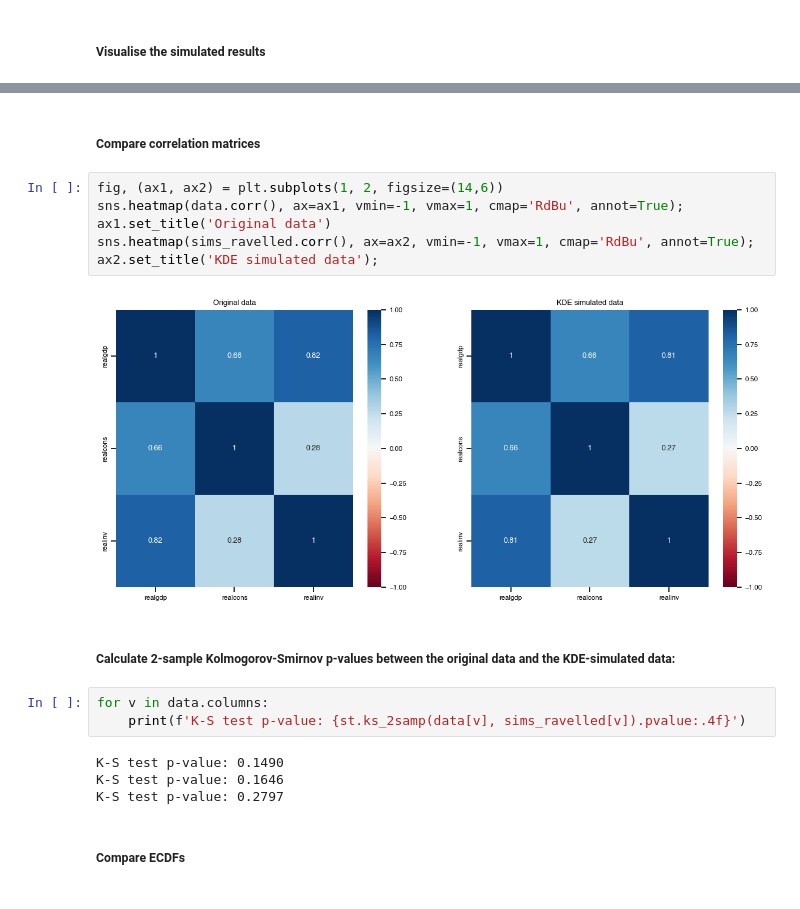
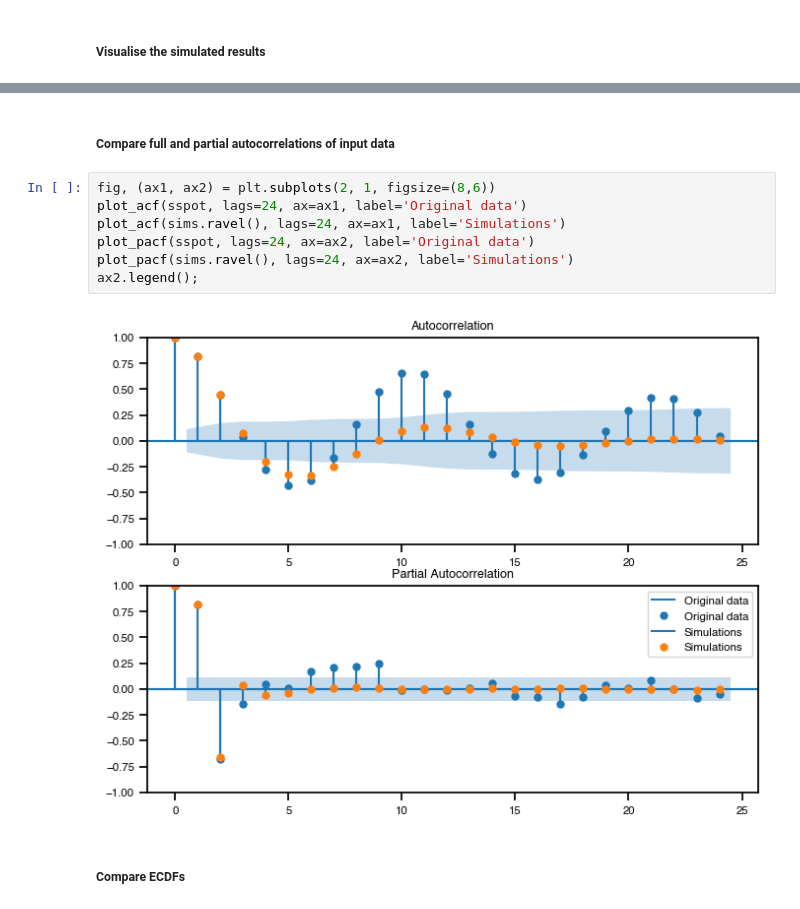
Before and after one commit to MutaharChalmers/kdetools, a Jupyter notebook: docs/KDEs for time series.ipynb, the cells around one changed output, grey strips where cells are left out. Drawn from its saved outputs; the diff is of its cells as text.

```diff
--- a/docs/KDEs for time series.ipynb
+++ b/docs/KDEs for time series.ipynb
@@ -136,19 +130,13 @@ pd.concat({'data': data.describe(), 'KDE': pd.DataFrame(sims_ravelled).describe(
-# %% [markdown]
-##### Compare correlation matrices
-# %%
-fig, (ax1, ax2) = plt.subplots(1, 2, figsize=(14,6))
-sns.heatmap(data.corr(), ax=ax1, vmin=-1, vmax=1, cmap='RdBu', annot=True); ax1.set_title('Original data')
-sns.heatmap(sims_ravelled.corr(), ax=ax2, vmin=-1, vmax=1, cmap='RdBu', annot=True); ax2.set_title('KDE simulated data');
-# %% [output]
-[figure, removed]
-# %% [markdown]
-##### Calculate 2-sample Kolmogorov-Smirnov p-values between the original data and the KDE-simulated data:
-# %%
-for v in data.columns:
-    print(f'K-S test p-value: {st.ks_2samp(data[v], sims_ravelled[v]).pvalue:.4f}')
-# %% [output]
-K-S test p-value: 0.1490
-K-S test p-value: 0.1646
-K-S test p-value: 0.2797
+# %% [markdown]
+##### Compare full and partial autocorrelations of input data
+# %%
+fig, (ax1, ax2) = plt.subplots(2, 1, figsize=(8,6))
+plot_acf(sspot, lags=24, ax=ax1, label='Original data')
+plot_acf(sims.ravel(), lags=24, ax=ax1, label='Simulations')
+plot_pacf(sspot, lags=24, ax=ax2, label='Original data')
+plot_pacf(sims.ravel(), lags=24, ax=ax2, label='Simulations')
+ax2.legend();
+# %% [output]
+[figure, added]
 # %% [markdown]
 ##### Compare ECDFs
```
Also changed, not shown: parts of 33 cells of this notebook.
